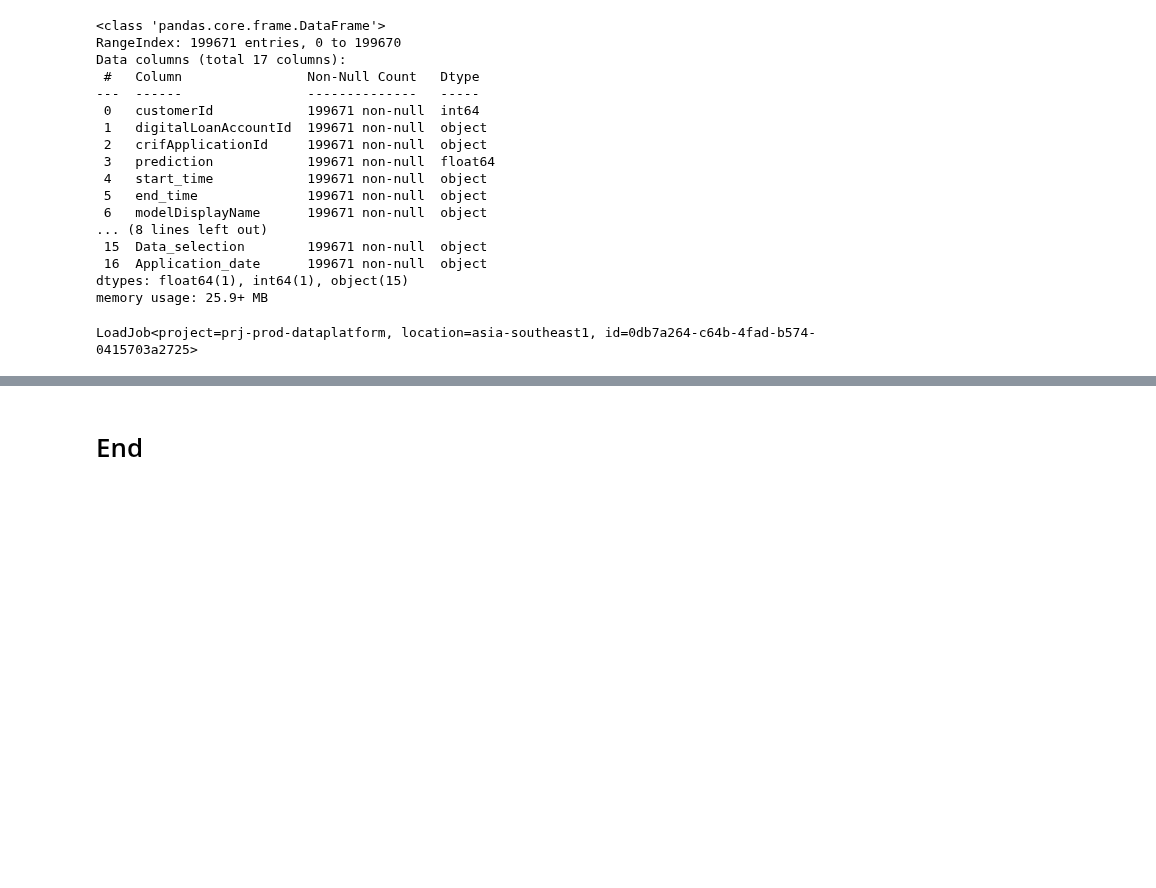
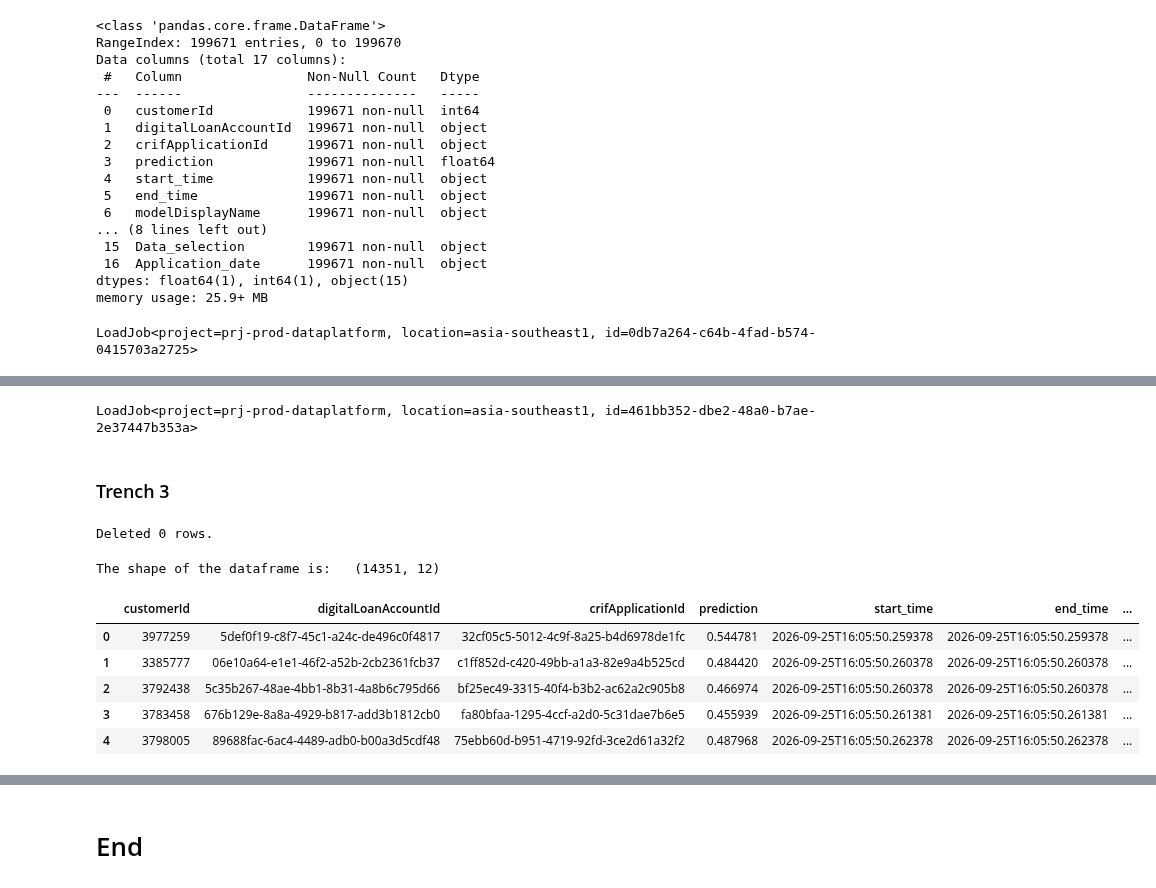
Before and after one commit to dchakroborti-tonik/Gini_Monitoring, a Jupyter notebook: PSI_Training_Data_Preparation/psi_training_psi_application.ipynb, the cells around one changed output, grey strips where cells are left out. Saved outputs shown, nothing was run; the diff lists cells and outputs as text; code cells hidden in the pictures; blank space fills up the shorter version.

```diff
--- a/PSI_Training_Data_Preparation/psi_training_psi_application.ipynb
+++ b/PSI_Training_Data_Preparation/psi_training_psi_application.ipynb
@@ -5841,0 +5998,66 @@ LoadJob<project=prj-prod-dataplatform, location=asia-southeast1, id=0db7a264-c64
+# %%
+# Upload to BigQuery
+job_config = bigquery.LoadJobConfig(
+    write_disposition="WRITE_APPEND",  # or "WRITE_APPEND"
+)
+job = client.load_table_from_dataframe(dfd, table_id, job_config=job_config)
+job.result()
+# %% [output]
+LoadJob<project=prj-prod-dataplatform, location=asia-southeast1, id=461bb352-dbe2-48a0-b7ae-2e37447b353a>
+# %% [markdown]
+### Trench 3
+# %%
+sq = """
+DELETE FROM `prj-prod-dataplatform.dap_ds_poweruser_playground.ml_training_model_run_details_application`
+WHERE modelDisplayName = 'Alpha-Cash-Stack-Model'
+  AND modelVersionId = 'v1.2'
+  AND trenchCategory = 'Trench 3';
+"""
+
+query_job = client.query(sq)
+query_job.result()
+
+print(f"Deleted {query_job.num_dml_affected_rows} rows.")
+# %% [output]
+Deleted 0 rows.
+# %%
+sq = """select
+  r.customer_id,
+  r.digitalLoanAccountId,
+  r.`cb_demo_score` demo_score,
+  r.`cb_event_score` event_score,
+  r.`c_apps_score` apps_score,
+  r.`ca_cic_score` cic_score,
+  r.`c_credo_score` credo_score,
+  r.`c_device_score` device_score,
+  r.`ca_t3_stack_score` stack_score,
+  r.ln_os_type osType,
+   date(IF(loanmaster.new_loan_type = 'Flex-up', loanmaster.startApplyDateTime, loanmaster.termsAndConditionsSubmitDateTime)) application_date,
+  case when lower(r.ln_os_type) like '%android%' and date(IF(loanmaster.new_loan_type = 'Flex-up', loanmaster.startApplyDateTime, loanmaster.termsAndConditionsSubmitDateTime)) >= '2025-12-01' and date(IF(loanmaster.new_loan_type = 'Flex-up', loanmaster.startApplyDateTime, loanmaster.termsAndConditionsSubmitDateTime)) < '2026-04-30' then 'Dev_Train'
+           when lower(r.ln_os_type) like '%android%' and date(IF(loanmaster.new_loan_type = 'Flex-up', loanmaster.startApplyDateTime, loanmaster.termsAndConditionsSubmitDateTime)) >= '2026-05-01' then 'Dev_Test'
+           when lower(r.ln_os_type) like '%ios%' and date(IF(loanmaster.new_loan_type = 'Flex-up', loanmaster.startApplyDateTime, loanmaster.termsAndConditionsSubmitDateTime)) >= '2026-01-01' and date(IF(loanmaster.new_loan_type = 'Flex-up', loanmaster.startApplyDateTime, loanmaster.termsAndConditionsSubmitDateTime)) <= '2026-04-30' then 'Dev_Train'
+           when lower(r.ln_os_type) like '%ios%' and date(IF(loanmaster.new_loan_type = 'Flex-up', loanmaster.startApplyDateTime, loanmaster.termsAndConditionsSubmitDateTime)) >= '2026-05-01' then 'Dev_Test'
+           end Data_selection
+from `prj-prod-dataplatform.worktable_data_analysis.cash_alpha_trench3_applied_loans_backscored_stack_v1_2_202601_202608` r
+left join `risk_credit_mis.loan_master_table` loanmaster
+  ON loanmaster.digitalLoanAccountId = r.digitalLoanAccountId
+where r.ca_t3_stack_score is not null
+;
+"""
+
+data = client.query(sq).to_dataframe(progress_bar_type='tqdm')
+print(f"The shape of the dataframe is:\t {data.shape}")
+# %% [output]
+The shape of the dataframe is:   (14351, 12)
+# %%
+feature_column = ['demo_score','event_score', 'apps_score', 'credo_score', 'cic_score', 'device_score', 'stack_score']
+
+dfd = transform_data_v1_2(data, feature_column, a='stack_score', modelDisplayName='Alpha-Cash-Stack-Model', tc='Trench 3', subscription_name = 'Cash Jan26toApril26 Model')
+dfd.head()
+# %% [output]
+|  | customerId | digitalLoanAccountId | crifApplicationId | prediction | start_time | end_time | ... |
+| 0 | 3977259 | 5def0f19-c8f7-45c1-a24c-de496c0f4817 | 32cf05c5-5012-4c9f-8a25-b4d6978de1fc | 0.544781 | 2026-09-25T16:05:50.259378 | 2026-09-25T16:05:50.259378 | ... |
+| 1 | 3385777 | 06e10a64-e1e1-46f2-a52b-2cb2361fcb37 | c1ff852d-c420-49bb-a1a3-82e9a4b525cd | 0.484420 | 2026-09-25T16:05:50.260378 | 2026-09-25T16:05:50.260378 | ... |
+| 2 | 3792438 | 5c35b267-48ae-4bb1-8b31-4a8b6c795d66 | bf25ec49-3315-40f4-b3b2-ac62a2c905b8 | 0.466974 | 2026-09-25T16:05:50.260378 | 2026-09-25T16:05:50.260378 | ... |
+| 3 | 3783458 | 676b129e-8a8a-4929-b817-add3b1812cb0 | fa80bfaa-1295-4ccf-a2d0-5c31dae7b6e5 | 0.455939 | 2026-09-25T16:05:50.261381 | 2026-09-25T16:05:50.261381 | ... |
+| 4 | 3798005 | 89688fac-6ac4-4489-adb0-b00a3d5cdf48 | 75ebb60d-b951-4719-92fd-3ce2d61a32f2 | 0.487968 | 2026-09-25T16:05:50.262378 | 2026-09-25T16:05:50.262378 | ... |
```
Also changed, not shown: parts of 34 cells of this notebook, 1 other file.
